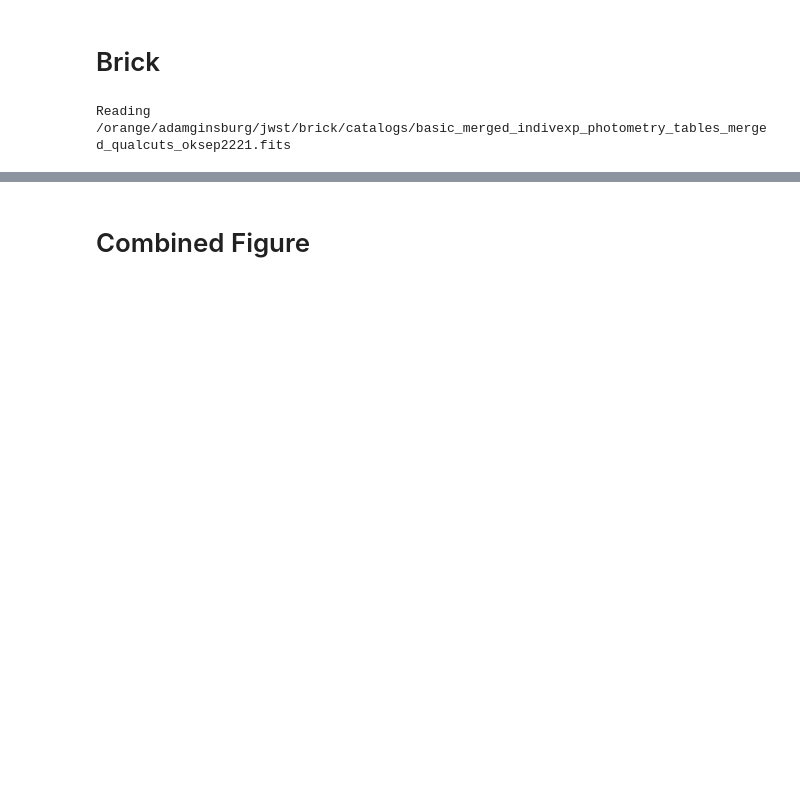
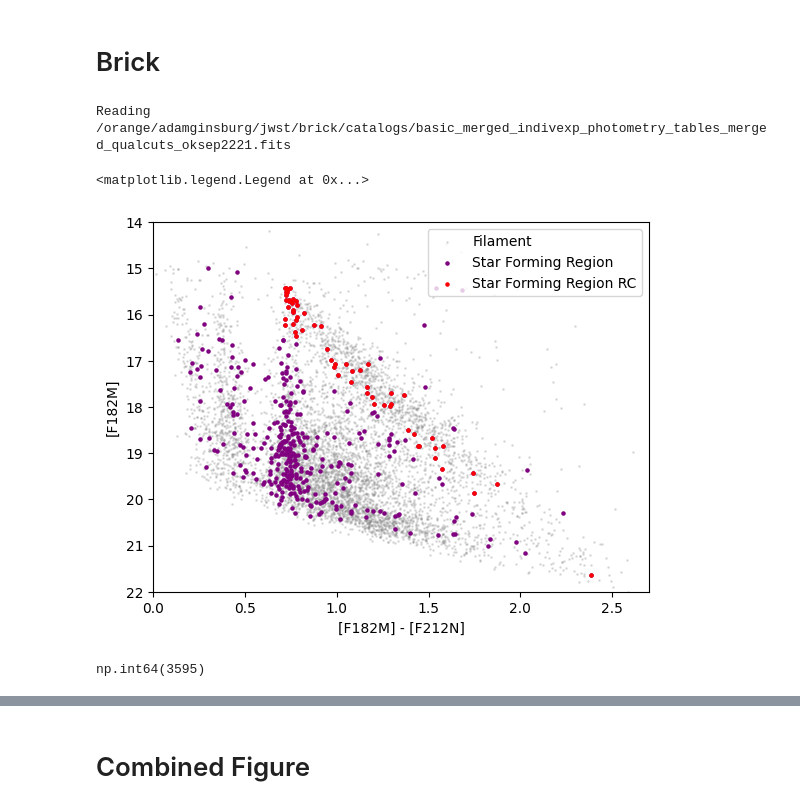
Before and after one commit to SpacialTree/dustridge-cd, a Jupyter notebook: notebooks/combined_analysis.ipynb, the cells around one changed output, grey strips where cells are left out. Drawn from its saved outputs; the diff is of its cells as text; code cells hidden in the pictures; blank space fills up the shorter version.

```diff
--- a/notebooks/combined_analysis.ipynb
+++ b/notebooks/combined_analysis.ipynb
@@ -62,6 +77,16 @@ reg_fil_r = Regions.read('/orange/adamginsburg/jwst/cloudc/lactea-filament/lacte
 reg_left_cd = Regions.read('/orange/adamginsburg/jwst/cloudc/lactea-filament/lactea-filament/regions_/left_cloudd.region')
 reg_c_n = Regions.read('/orange/adamginsburg/jwst/cloudc/lactea-filament/lactea-filament/regions_/cloudc_north.region')
 reg_c_s = Regions.read('/orange/adamginsburg/jwst/cloudc/lactea-filament/lactea-filament/regions_/cloudc_south.region')
+# %%
+cat_f = JWSTCatalog(cat_use.table_region_mask(reg_f, ww))
+cat_c1 = JWSTCatalog(cat_use.table_region_mask(reg_c1, ww))
+cat_c2 = JWSTCatalog(cat_use.table_region_mask(reg_c2, ww))
+cat_d = JWSTCatalog(cat_use.table_region_mask(reg_d, ww))
+cat_b = JWSTCatalog(cat_use.table_region_mask(reg_b, ww))
+cat_fil_r = JWSTCatalog(cat_use.table_region_mask(reg_fil_r, ww))
+cat_left_cd = JWSTCatalog(cat_use.table_region_mask(reg_left_cd, ww))
+cat_c_n = JWSTCatalog(cat_use.table_region_mask(reg_c_n, ww))
+cat_c_s = JWSTCatalog(cat_use.table_region_mask(reg_c_s, ww))
 # %%
 cat_f_rc = JWSTCatalog(cat_rc.table_region_mask(reg_f, ww))
 cat_c1_rc = JWSTCatalog(cat_rc.table_region_mask(reg_c1, ww))
@@ -99,6 +142,18 @@ fn_brick = '/orange/adamginsburg/jwst/brick/F405N/pipeline/jw02221-o001_t001_nir
 hdu_brick = fits.open(fn_brick)
 ww_brick = WCS(hdu_brick['SCI'].header)
 nanfield_brick = np.nan * hdu_brick['SCI'].data
+# %%
+cat_brick_north = JWSTCatalog(cat_brick.table_region_mask(reg_brick_north, ww_brick)) #
+cat_brick_south = JWSTCatalog(cat_brick.table_region_mask(reg_brick_south, ww_brick))
+cat_brick_head = JWSTCatalog(cat_brick.table_region_mask(reg_brick_head, ww_brick))
+cat_brick_sfluff = JWSTCatalog(cat_brick.table_region_mask(reg_brick_sfluff, ww_brick))
+cat_brick_nfluff = JWSTCatalog(cat_brick.table_region_mask(reg_brick_nfluff, ww_brick))
+cat_brick_sfr = JWSTCatalog(cat_brick.table_region_mask(reg_brick_sfr, ww_brick))
+cat_brick_punch = JWSTCatalog(cat_brick.table_region_mask(reg_brick_punch, ww_brick))
+cat_brick_sfore = JWSTCatalog(cat_brick.table_region_mask(reg_brick_sfore, ww_brick))
+cat_brick_nclear = JWSTCatalog(cat_brick.table_region_mask(reg_brick_nclear, ww_brick))
+cat_brick_topc = JWSTCatalog(cat_brick.table_region_mask(reg_brick_topc, ww_brick))
+cat_brick_sfrwide = JWSTCatalog(cat_brick.table_region_mask(reg_brick_sfrwide, ww_brick))
 # %%
 cat_brick_north_rc = JWSTCatalog(cat_brick_rc.table_region_mask(reg_brick_north, ww_brick)) #
 cat_brick_south_rc = JWSTCatalog(cat_brick_rc.table_region_mask(reg_brick_south, ww_brick))
@@ -111,3 +166,19 @@ cat_brick_sfore_rc = JWSTCatalog(cat_brick_rc.table_region_mask(reg_brick_sfore,
 cat_brick_nclear_rc = JWSTCatalog(cat_brick_rc.table_region_mask(reg_brick_nclear, ww_brick))
 cat_brick_topc_rc = JWSTCatalog(cat_brick_rc.table_region_mask(reg_brick_topc, ww_brick))
 cat_brick_sfrwide_rc = JWSTCatalog(cat_brick_rc.table_region_mask(reg_brick_sfrwide, ww_brick))
+# %%
+ax = plt.subplot(111)
+
+cat_f.plot_CMD('f182m', 'f212n', 'f182m', color='grey', s=1, label='Filament', ax=ax, alpha=0.2)
+cat_brick_sfr.plot_CMD('f182m', 'f212n', 'f182m', color='purple', s=5, label='Star Forming Region', ax=ax)
+cat_brick_sfr_rc.plot_CMD('f182m', 'f212n', 'f182m', color='red', s=5, label='Star Forming Region RC', ax=ax)
+ax.set_xlim(0, 2.7)
+ax.set_ylim(22, 14)
+ax.legend(loc='upper right')
+# %% [output]
+<matplotlib.legend.Legend at 0x...>
+[figure, added]
+# %%
+np.nansum(cat_brick.color('f182m', 'f212n') < 0.5)
+# %% [output]
+np.int64(3595)
```
Also changed, not shown: parts of 21 cells of this notebook.
